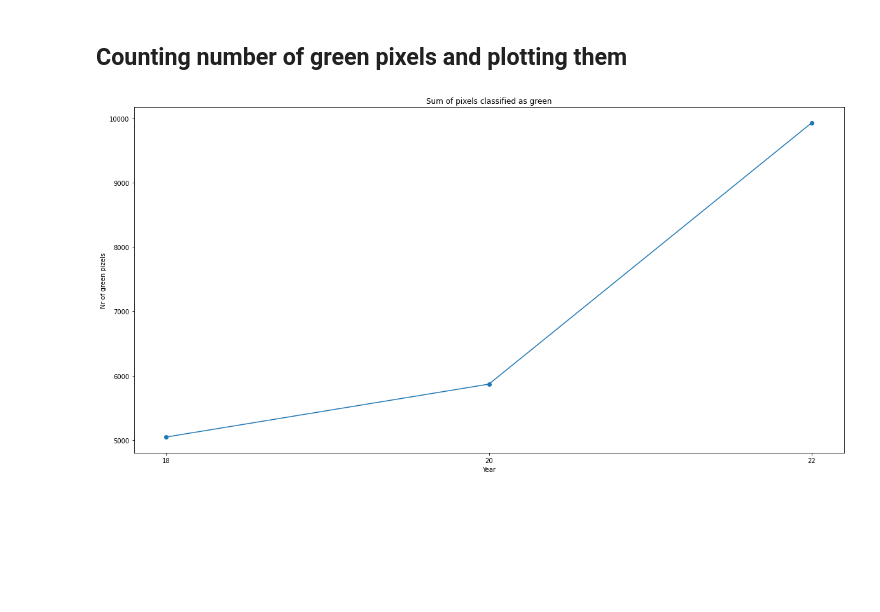
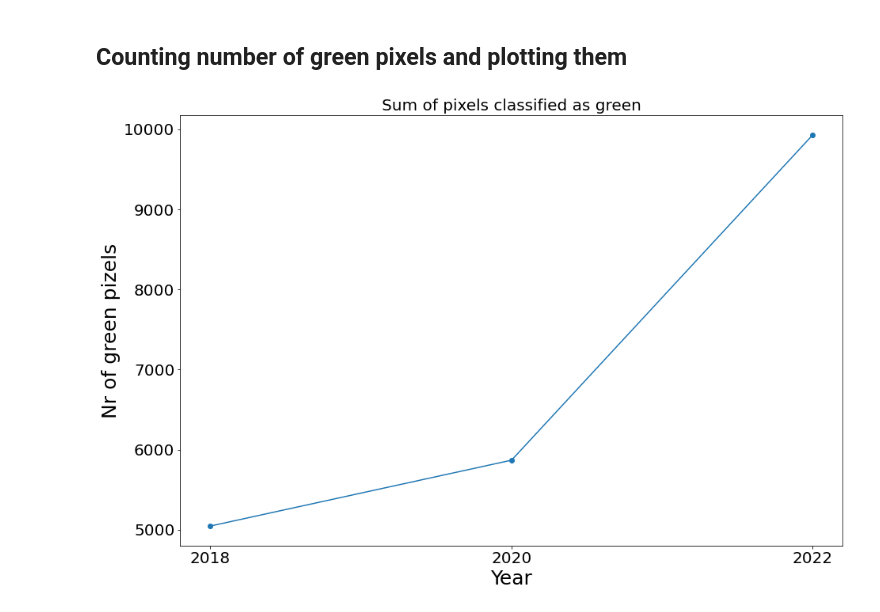
Before and after one commit to FlorianGeerken/heathland, a Jupyter notebook: strabrechtse_heide.ipynb, the cells around one changed output. Cells and saved outputs as stored; diff of their text form; code cells hidden in the pictures; blank space fills up the shorter version.

```diff
--- a/strabrechtse_heide.ipynb
+++ b/strabrechtse_heide.ipynb
@@ -312,12 +312,13 @@ for i in files:
 # %% [markdown]
 ## Counting number of green pixels and plotting them
 # %%
-plt.figure(figsize=(20,10))
+plt.figure(figsize=(15,10))
 plt.plot(sums,'o-')
-plt.title('Sum of pixels classified as green')
-plt.xticks([0,1,2], ['18', '20', '22'])
-plt.xlabel("Year")
-plt.ylabel("Nr of green pizels")
+plt.title('Sum of pixels classified as green', fontsize=20)
+plt.xticks([0,1,2], ['2018', '2020', '2022'], fontsize=20)
+plt.yticks(fontsize=20)
+plt.xlabel("Year", fontsize=25)
+plt.ylabel("Nr of green pizels", fontsize=25)
 plt.show()
 # %% [output]
-[figure, old version]
+[figure, new version]
```
